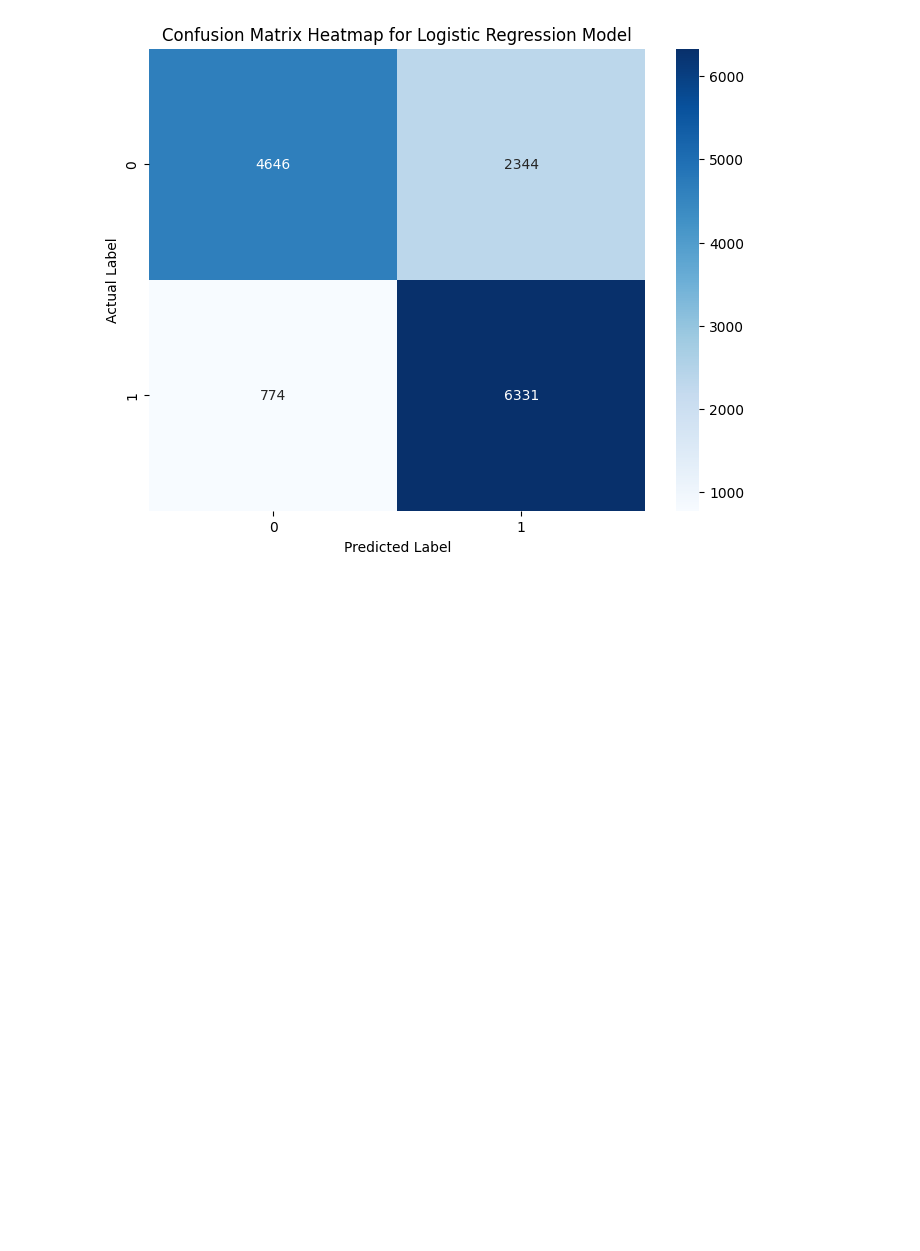
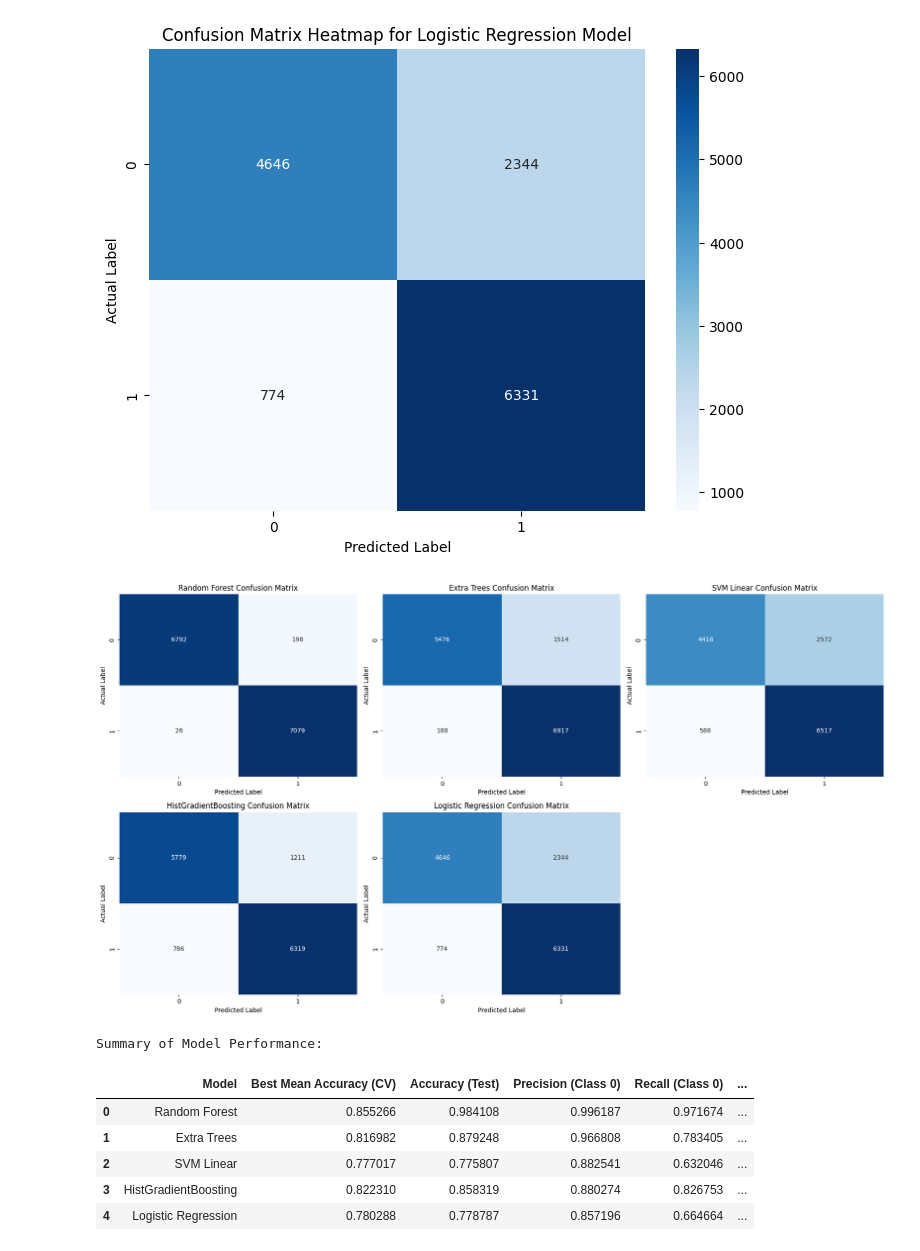
Before and after one commit to malejavanegas0/Proyecto, a Jupyter notebook: Proyecto_II.ipynb, the cells around one changed output. Drawn from its saved outputs; the diff is of its cells as text; code cells hidden in the pictures; blank space fills up the shorter version.

```diff
--- a/Proyecto_II.ipynb
+++ b/Proyecto_II.ipynb
@@ -1059,3 +1056,80 @@ Classification Report for the Best Logistic Regression Model (Evaluated on Origi
    macro avg       0.79      0.78      0.78     14095
 weighted avg       0.79      0.78      0.78     14095
 [figure]
+# %%
+import pandas as pd
+import matplotlib.pyplot as plt
+import seaborn as sns
+from sklearn.metrics import classification_report, confusion_matrix
+
+# Initialize an empty list to store model results
+model_results = []
+
+# List of models and their corresponding predictions and confusion matrices
+models_info = [
+    {'name': 'Random Forest', 'grid_search': grid_search_rf, 'y_pred': y_pred_best_rf_original_test},
+    {'name': 'Extra Trees', 'grid_search': grid_search_et, 'y_pred': y_pred_best_et_original_test},
+    {'name': 'SVM Linear', 'grid_search': grid_search_svm, 'y_pred': y_pred_best_svm_original_test},
+    {'name': 'HistGradientBoosting', 'grid_search': grid_search_hgb, 'y_pred': y_pred_best_hgb_original_test},
+    {'name': 'Logistic Regression', 'grid_search': grid_search_lr, 'y_pred': y_pred_best_lr_original_test}
+]
+
+# Determine the number of rows and columns for the subplot grid
+n_models = len(models_info)
+n_cols = 3  # You can adjust the number of columns as needed
+n_rows = (n_models + n_cols - 1) // n_cols
+
+plt.figure(figsize=(n_cols * 6, n_rows * 5)) # Adjust figure size based on grid
+
+for i, model_info in enumerate(models_info):
+    model_name = model_info['name']
+    grid_search = model_info['grid_search']
+    y_pred = model_info['y_pred']
+
+    # Extract results for the summary table
+    best_score = grid_search.best_score_
+    report = classification_report(y_test, y_pred, output_dict=True)
+    model_results.append({
+        'Model': model_name,
+        'Best Mean Accuracy (CV)': best_score,
+        'Accuracy (Test)': report['accuracy'],
+        'Precision (Class 0)': report['0']['precision'],
+        'Recall (Class 0)': report['0']['recall'],
+        'F1-score (Class 0)': report['0']['f1-score'],
+        'Precision (Class 1)': report['1']['precision'],
+        'Recall (Class 1)': report['1']['recall'],
+        'F1-score (Class 1)': report['1']['f1-score'],
+        'Macro Avg Precision': report['macro avg']['precision'],
+        'Macro Avg Recall': report['macro avg']['recall'],
+        'Macro Avg F1-score': report['macro avg']['f1-score'],
+        'Weighted Avg Precision': report['weighted avg']['precision'],
+        'Weighted Avg Recall': report['weighted avg']['recall'],
+        'Weighted Avg F1-score': report['weighted avg']['f1-score']
+    })
+
+    # Create and plot the confusion matrix heatmap
+    conf_matrix = confusion_matrix(y_test, y_pred)
+    plt.subplot(n_rows, n_cols, i + 1)
+    sns.heatmap(conf_matrix, annot=True, fmt='d', cmap='Blues', cbar=False) # Added cbar=False for cleaner look
+    plt.title(f'{model_name} Confusion Matrix')
+    plt.xlabel('Predicted Label')
+    plt.ylabel('Actual Label')
+
+plt.tight_layout()
+plt.show()
+
+# Create a DataFrame from the results
+summary_df = pd.DataFrame(model_results)
+
+# Display the summary table
+print("Summary of Model Performance:")
+display(summary_df)
+# %% [output]
+[figure, added]
+Summary of Model Performance:
+|  | Model | Best Mean Accuracy (CV) | Accuracy (Test) | Precision (Class 0) | Recall (Class 0) | ... |
+| 0 | Random Forest | 0.855266 | 0.984108 | 0.996187 | 0.971674 | ... |
+| 1 | Extra Trees | 0.816982 | 0.879248 | 0.966808 | 0.783405 | ... |
+| 2 | SVM Linear | 0.777017 | 0.775807 | 0.882541 | 0.632046 | ... |
+| 3 | HistGradientBoosting | 0.822310 | 0.858319 | 0.880274 | 0.826753 | ... |
+| 4 | Logistic Regression | 0.780288 | 0.778787 | 0.857196 | 0.664664 | ... |
```
Also changed, not shown: parts of 7 cells of this notebook.
